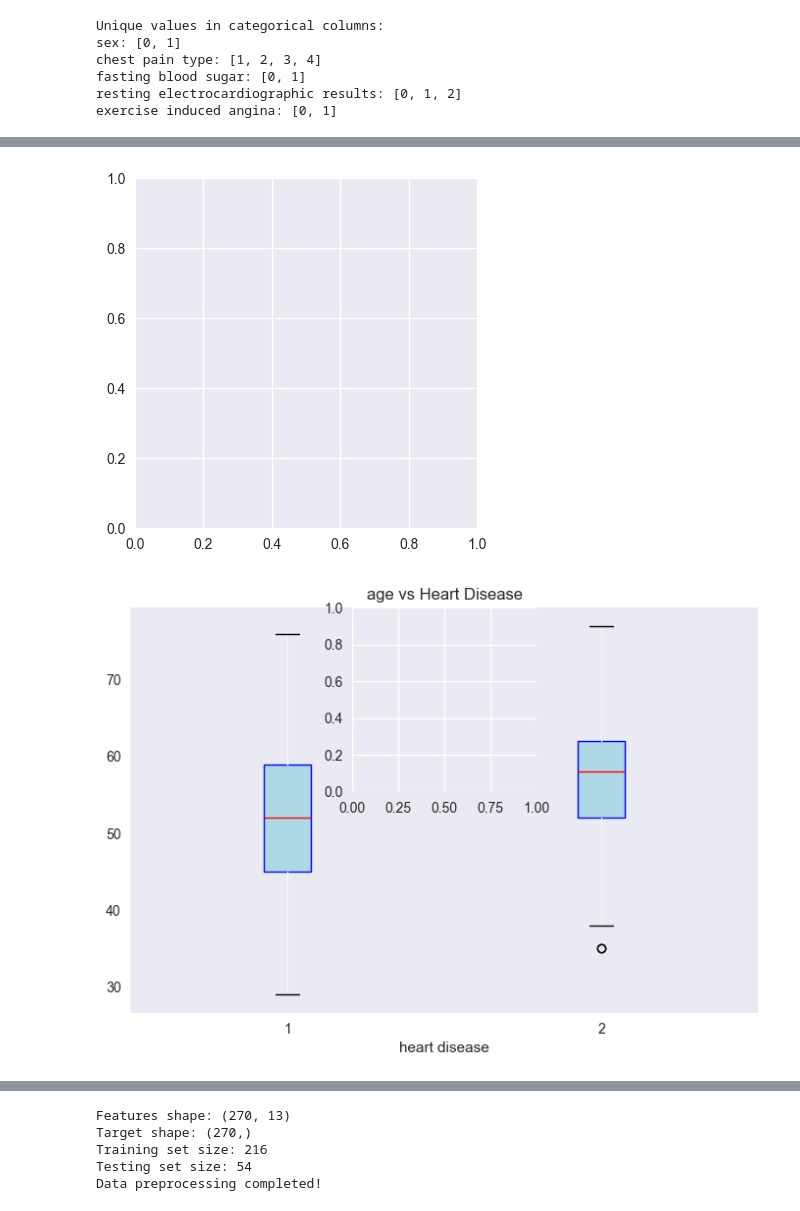
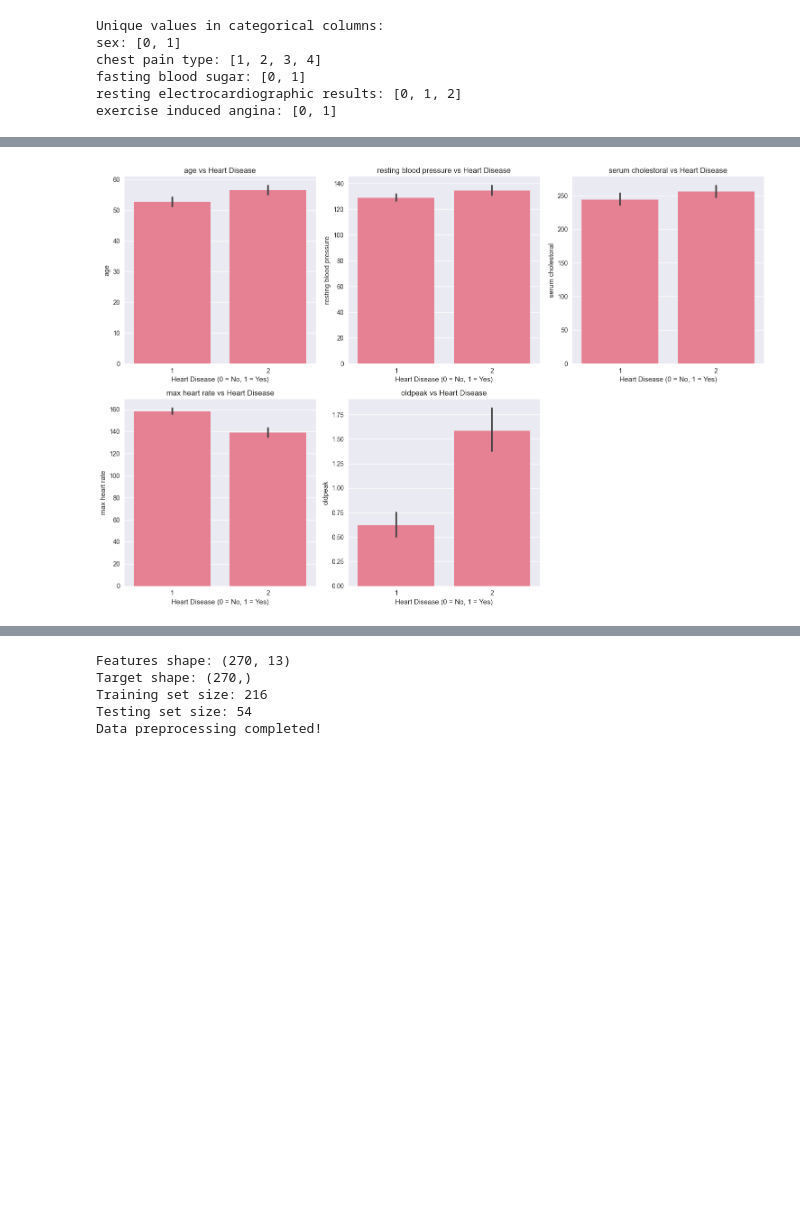
Before and after one commit to Chirandip-dev07/Heart-Disease-Predictor, a Jupyter notebook: project.ipynb, the cells around one changed output, grey strips where cells are left out. Saved outputs shown, nothing was run; the diff lists cells and outputs as text; code cells hidden in the pictures; blank space fills up the shorter version.

Commit message:
visualization updated

```diff
--- a/project.ipynb
+++ b/project.ipynb
@@ -174,19 +174,16 @@ Name: heart disease, dtype: float64
 # %%
 key_features = ['age', 'resting blood pressure', 'serum cholestoral', 'max heart rate', 'oldpeak']
 
 plt.figure(figsize=(15, 10))
+
 for i, feature in enumerate(key_features, 1):
     plt.subplot(2, 3, i)
-
-    df.boxplot(column=feature, by='heart disease', grid=False,
-               patch_artist=True,
-               boxprops=dict(facecolor='lightblue', color='blue'),
-               medianprops=dict(color='red'))
+    sns.barplot(x='heart disease', y=feature, data=df)
     plt.title(f'{feature} vs Heart Disease')
-    plt.suptitle('')
+    plt.xlabel('Heart Disease (0 = No, 1 = Yes)')
+    plt.ylabel(feature)
 
 plt.tight_layout()
 plt.show()
 # %% [output]
-[figure, old version]
+[figure, new version]
-[figure, removed]
```
Also changed, not shown: parts of 1 cell of this notebook.
